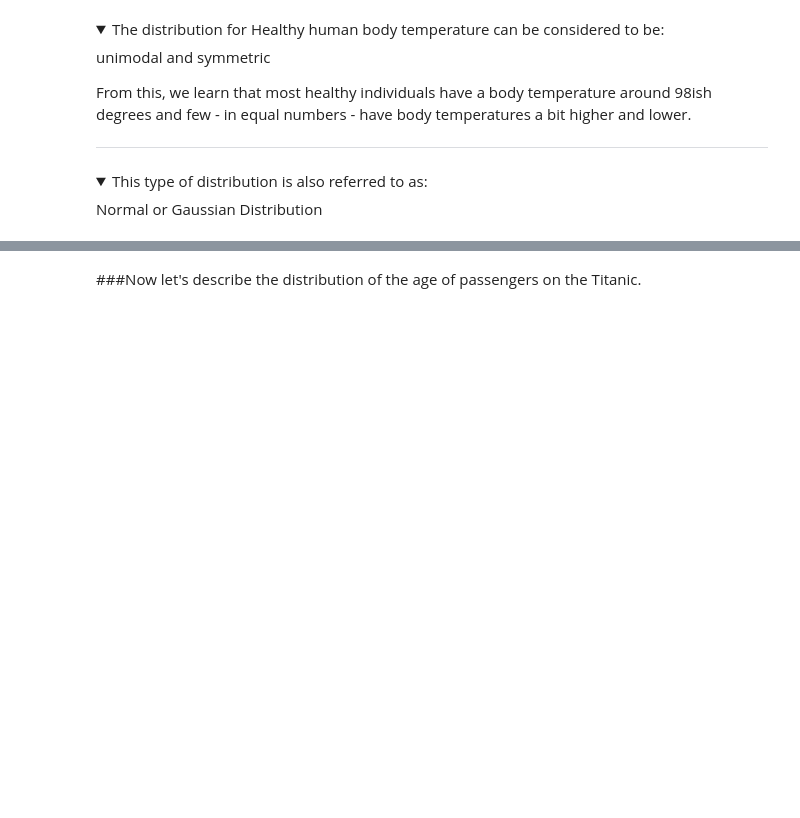
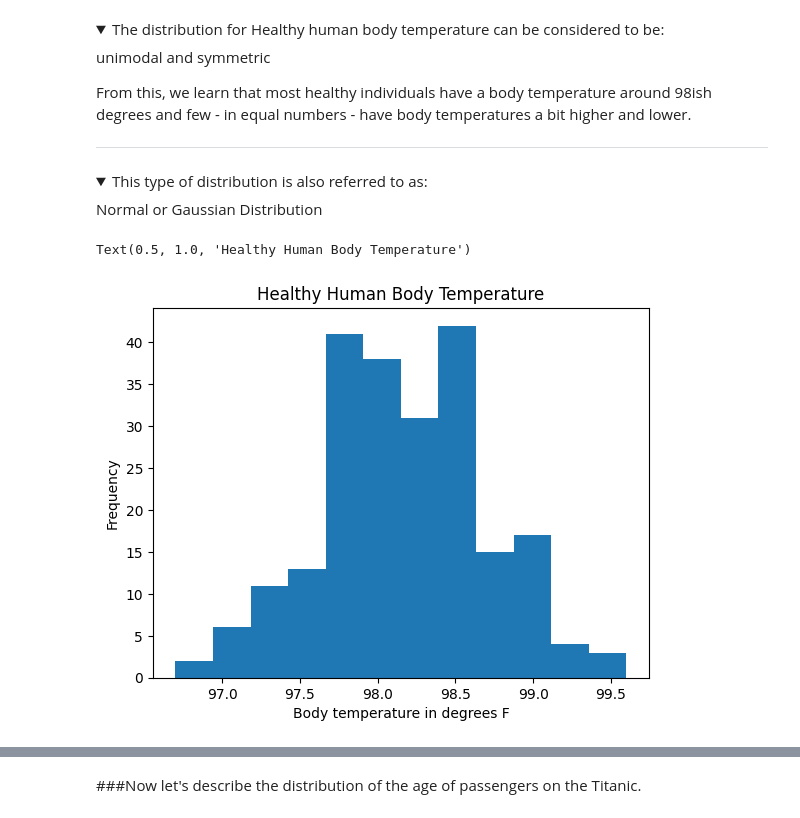
Before and after one commit to sikoh/DS-Data-Wrangling-and-Storytelling, a Jupyter notebook: Make-Explanatory-Visualizations/DS_MakeExplanatoryVisualizations_Lecture_Notes.ipynb, the cells around one changed output, grey strips where cells are left out. Cells and saved outputs as stored; diff of their text form; code cells hidden in the pictures; folded sections open; blank space fills up the shorter version.

```diff
--- a/Make-Explanatory-Visualizations/DS_MakeExplanatoryVisualizations_Lecture_Notes.ipynb
+++ b/Make-Explanatory-Visualizations/DS_MakeExplanatoryVisualizations_Lecture_Notes.ipynb
@@ -264,14 +276,17 @@ From this, we learn that most healthy individuals have a body temperature around
 # %%
 #The default number of bins is 10.  What happens if we change the bin size from 10 to 12 bins?
 
 fig, ax = plt.subplots()
 
 #12 bins instead of 10
-ax.hist(Bodytemp['Body_temp'], ######)
+ax.hist(temperatures['Body_temp'], bins= 12)
 
 ax.set_xlabel('Body temperature in degrees F')
 ax.set_ylabel('Frequency')
 ax.set_title('Healthy Human Body Temperature')
+# %% [output]
+Text(0.5, 1.0, 'Healthy Human Body Temperature')
+[figure, added]
 # %%
 #The default number of bins is 10.  What happens if we specify the exact bin size?
 
```
Also changed, not shown: parts of 32 cells of this notebook.
